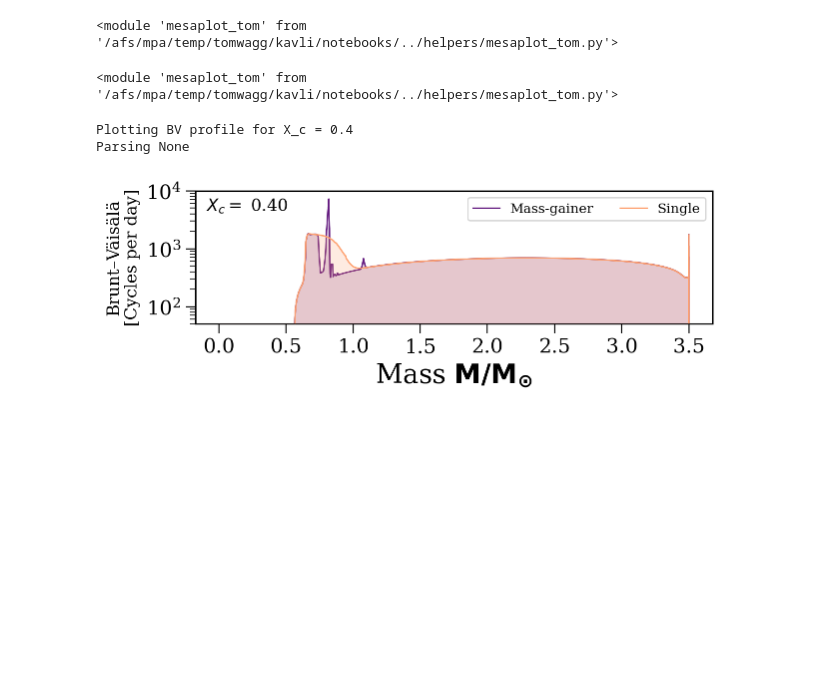
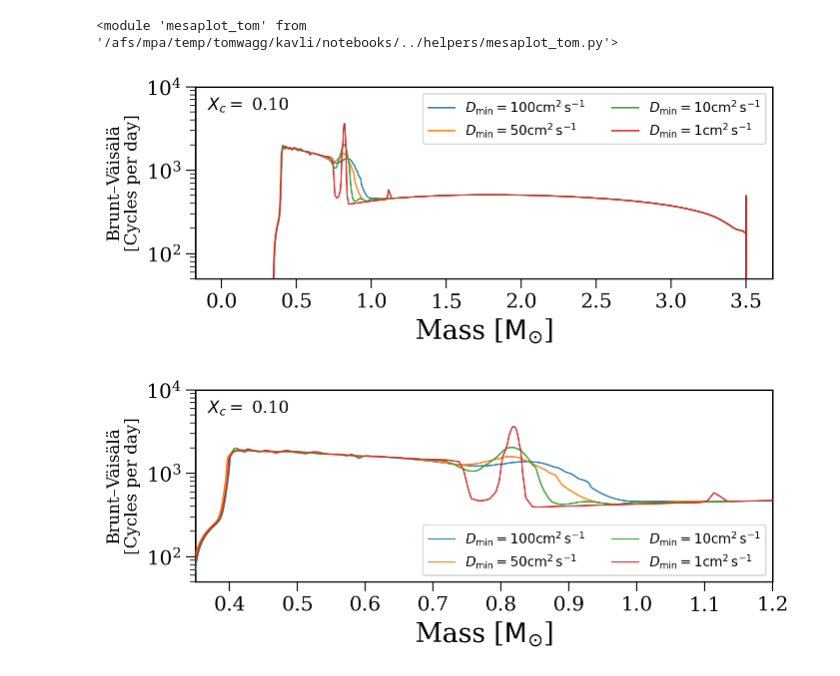
Before and after one commit to TomWagg/mass-gainer-seismology, a Jupyter notebook: notebooks/binaries.ipynb, the cells around one changed output. Cells and saved outputs as stored; diff of their text form; code cells hidden in the pictures; blank space fills up the shorter version.

```diff
--- a/notebooks/binaries.ipynb
+++ b/notebooks/binaries.ipynb
@@ -391,10 +349,19 @@ single_track = mesagrid.Track(dir="../output/cluster/singles_grid/M_3.5/")
-# %%
-reload(mpt)
-# %% [output]
-<module 'mesaplot_tom' from '/afs/mpa/temp/tomwagg/kavli/notebooks/../helpers/mesaplot_tom.py'>
-# %%
-fig, ax = mpt.plot_BV_profile(X_c=0.4, tracks=[single_track, tracks["detach_4_3_5"][1]], mt_index=1, ref_index=0, show=False, label_with="an")
-# %% [output]
-Plotting BV profile for X_c = 0.4
-Parsing None
-[figure, removed]
+# %%
+fig, ax = mpt.plot_BV_profile(X_c=0.1, tracks=[tracks["4_3_5"][1], tracks["4_3_5_mdm50"][1], tracks["4_3_5_mdm10"][1], tracks["4_3_5_mdm1"][1]],
+                              labels=[r"$D_{\rm min} = 100 {\rm cm^{2} \, s^{-1}}$",
+                                      r"$D_{\rm min} = 50 {\rm cm^{2} \, s^{-1}}$",
+                                      r"$D_{\rm min} = 10 {\rm cm^{2} \, s^{-1}}$",
+                                      r"$D_{\rm min} = 1 {\rm cm^{2} \, s^{-1}}$"],
+                              colours=[None, None, None, None], label_with="an", fill=False)
+
+fig, ax = mpt.plot_BV_profile(X_c=0.1, tracks=[tracks["4_3_5"][1], tracks["4_3_5_mdm50"][1], tracks["4_3_5_mdm10"][1], tracks["4_3_5_mdm1"][1]],
+                              labels=[r"$D_{\rm min} = 100 {\rm cm^{2} \, s^{-1}}$",
+                                      r"$D_{\rm min} = 50 {\rm cm^{2} \, s^{-1}}$",
+                                      r"$D_{\rm min} = 10 {\rm cm^{2} \, s^{-1}}$",
+                                      r"$D_{\rm min} = 1 {\rm cm^{2} \, s^{-1}}$"],
+                              colours=[None, None, None, None], label_with="an", fill=False, show=False, legend_loc="lower right")
+ax.set_xlim(0.35, 1.2)
+plt.show()
+# %% [output]
+[figure, added]
+[figure, added]
```
Also changed, not shown: parts of 14 cells of this notebook, 1 other file.
